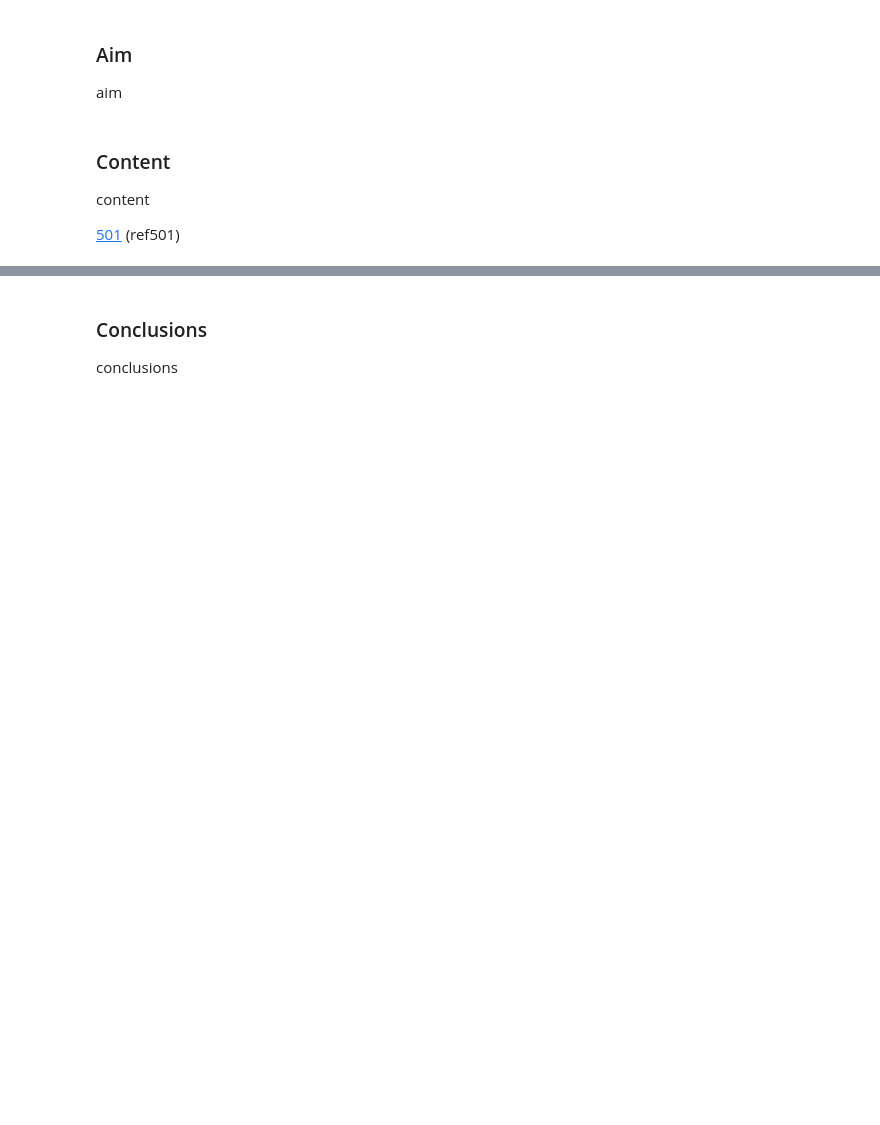
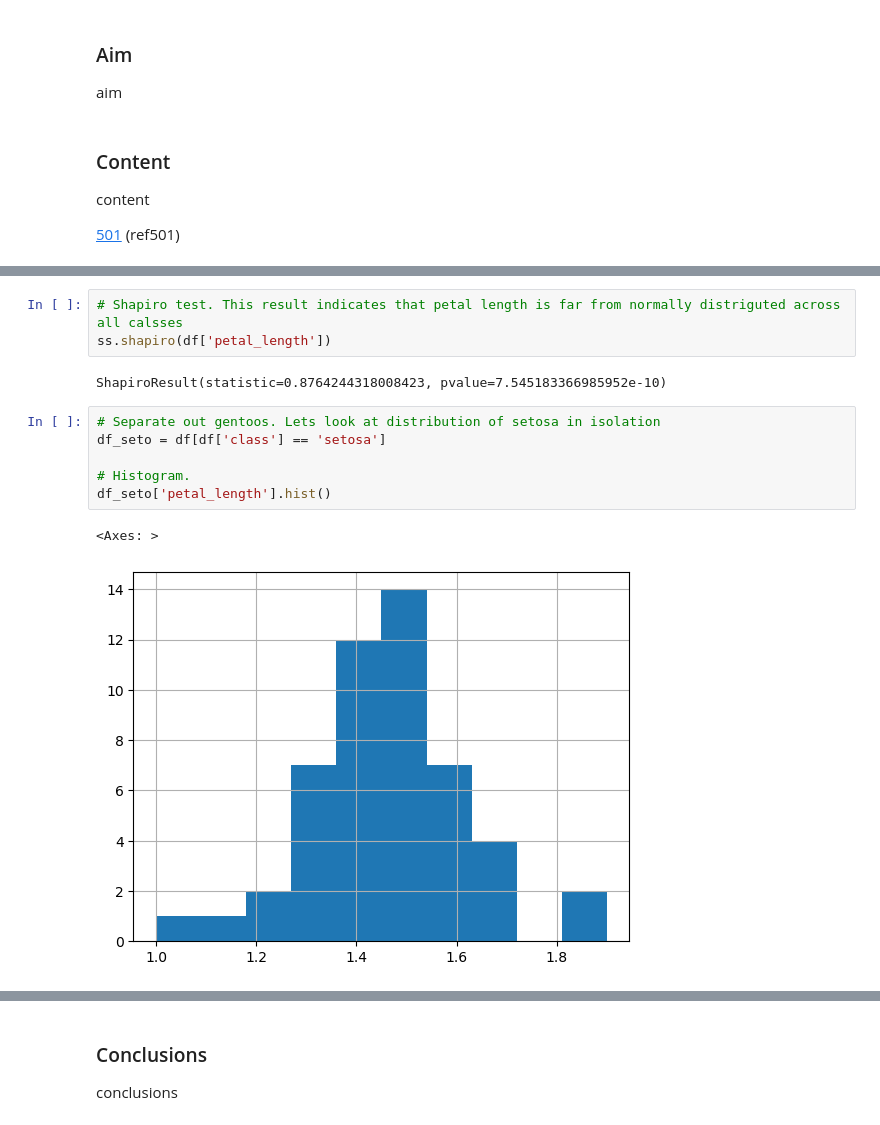
Before and after one commit to JScarry/MLAS_project, a Jupyter notebook: Tasks/task5.ipynb, the cells around one changed output, grey strips where cells are left out. Cells and saved outputs as stored; diff of their text form; blank space fills up the shorter version.

```diff
--- a/Tasks/task5.ipynb
+++ b/Tasks/task5.ipynb
@@ -26,0 +162,14 @@ content
+# %%
+# Shapiro test. This result indicates that petal length is far from normally distriguted across all calsses
+ss.shapiro(df['petal_length'])
+# %% [output]
+ShapiroResult(statistic=0.8764244318008423, pvalue=7.545183366985952e-10)
+# %%
+# Separate out gentoos. Lets look at distribution of setosa in isolation
+df_seto = df[df['class'] == 'setosa']
+
+# Histogram.
+df_seto['petal_length'].hist()
+# %% [output]
+<Axes: >
+[figure, added]
```
Also changed, not shown: parts of 13 cells of this notebook, 9 other files.
